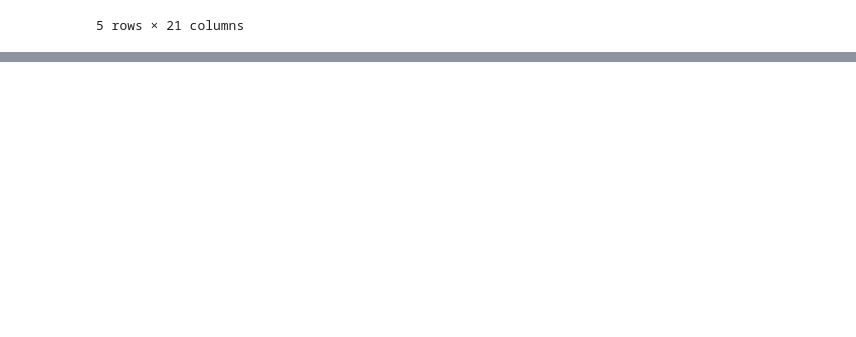
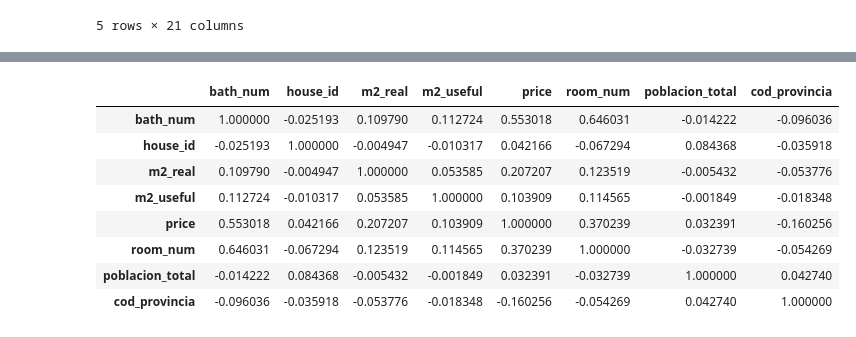
Before and after one commit to pablo98al/Proyecto_Final, a Jupyter notebook: Pre - Proyecto/Notebook/Merge.ipynb, the cells around one changed output, grey strips where cells are left out. Saved outputs shown, nothing was run; the diff lists cells and outputs as text; code cells hidden in the pictures; blank space fills up the shorter version.

```diff
--- a/Pre - Proyecto/Notebook/Merge.ipynb
+++ b/Pre - Proyecto/Notebook/Merge.ipynb
@@ -64,0 +297,13 @@ df_final.head()
+# %%
+matriz_corr = df[num_cols].corr()
+matriz_corr
+# %% [output]
+|  | bath_num | house_id | m2_real | m2_useful | price | room_num | poblacion_total | cod_provincia |
+| bath_num | 1.000000 | -0.025193 | 0.109790 | 0.112724 | 0.553018 | 0.646031 | -0.014222 | -0.096036 |
+| house_id | -0.025193 | 1.000000 | -0.004947 | -0.010317 | 0.042166 | -0.067294 | 0.084368 | -0.035918 |
+| m2_real | 0.109790 | -0.004947 | 1.000000 | 0.053585 | 0.207207 | 0.123519 | -0.005432 | -0.053776 |
+| m2_useful | 0.112724 | -0.010317 | 0.053585 | 1.000000 | 0.103909 | 0.114565 | -0.001849 | -0.018348 |
+| price | 0.553018 | 0.042166 | 0.207207 | 0.103909 | 1.000000 | 0.370239 | 0.032391 | -0.160256 |
+| room_num | 0.646031 | -0.067294 | 0.123519 | 0.114565 | 0.370239 | 1.000000 | -0.032739 | -0.054269 |
+| poblacion_total | -0.014222 | 0.084368 | -0.005432 | -0.001849 | 0.032391 | -0.032739 | 1.000000 | 0.042740 |
+| cod_provincia | -0.096036 | -0.035918 | -0.053776 | -0.018348 | -0.160256 | -0.054269 | 0.042740 | 1.000000 |
```
Also changed, not shown: parts of 13 cells of this notebook, 3 other files.
